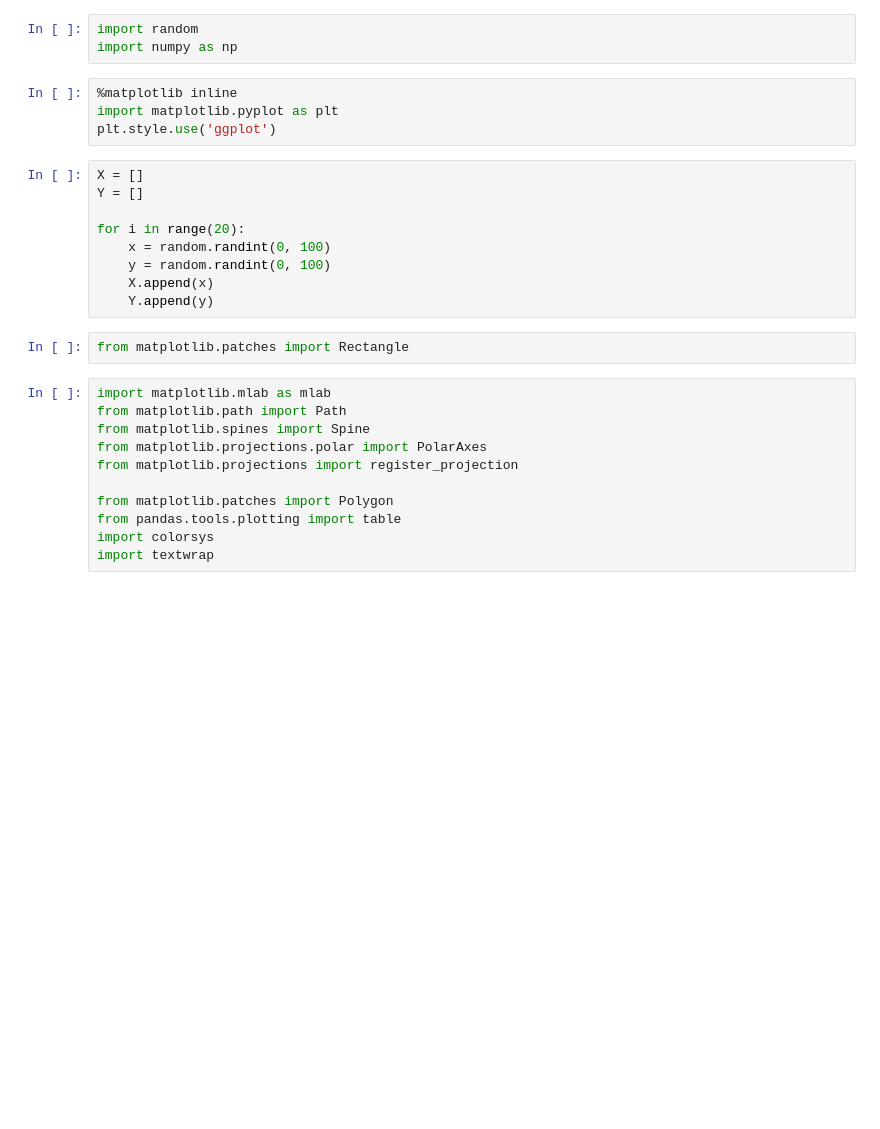
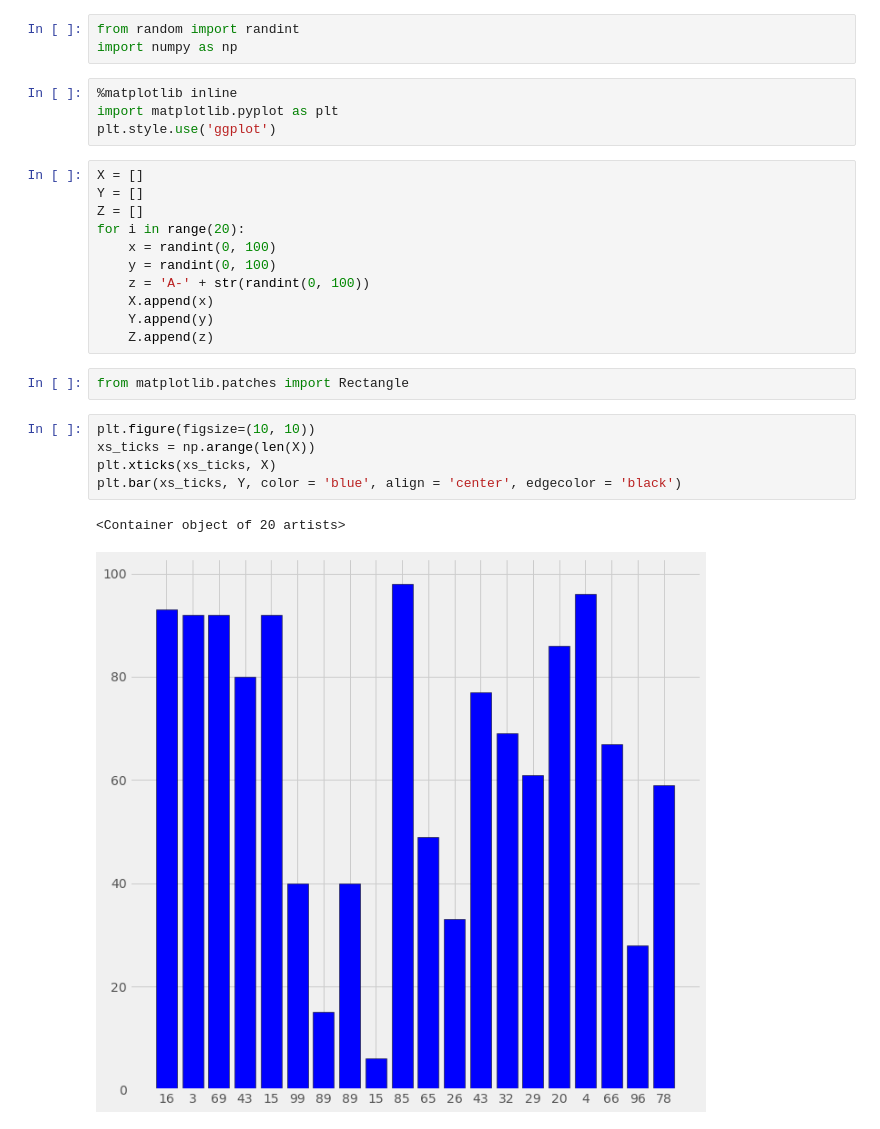
Before and after one commit to andrespdlr/CS_para_ciencias_sociales, a Jupyter notebook: Gráficas.ipynb, the cells around one changed output. Cells and saved outputs as stored; diff of their text form; blank space fills up the shorter version.

```diff
--- a/Gráficas.ipynb
+++ b/Gráficas.ipynb
@@ -1,5 +1,5 @@
 # %%
-import random
+from random import randint
 import numpy as np
 # %%
 %matplotlib inline
@@ -8,23 +8,22 @@ plt.style.use('ggplot')
 # %%
 X = []
 Y = []
-
+Z = []
 for i in range(20):
-    x = random.randint(0, 100)
-    y = random.randint(0, 100)
+    x = randint(0, 100)
+    y = randint(0, 100)
+    z = 'A-' + str(randint(0, 100))
     X.append(x)
     Y.append(y)
+    Z.append(z)
 # %%
 from matplotlib.patches import Rectangle
-# %%
-import matplotlib.mlab as mlab
-from matplotlib.path import Path
-from matplotlib.spines import Spine
-from matplotlib.projections.polar import PolarAxes
-from matplotlib.projections import register_projection
-
-from matplotlib.patches import Polygon
-from pandas.tools.plotting import table
-import colorsys
-import textwrap
+# %%
+plt.figure(figsize=(10, 10))
+xs_ticks = np.arange(len(X))
+plt.xticks(xs_ticks, X)
+plt.bar(xs_ticks, Y, color = 'blue', align = 'center', edgecolor = 'black')
+# %% [output]
+<Container object of 20 artists>
+[figure, added]
 # %%
```
Also changed, not shown: parts of 2 cells of this notebook, 23 other files.
